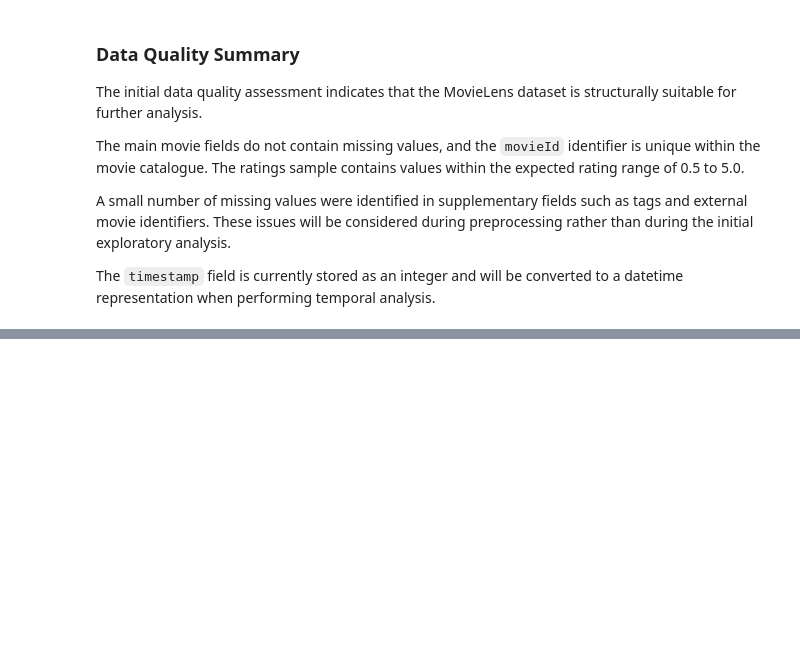
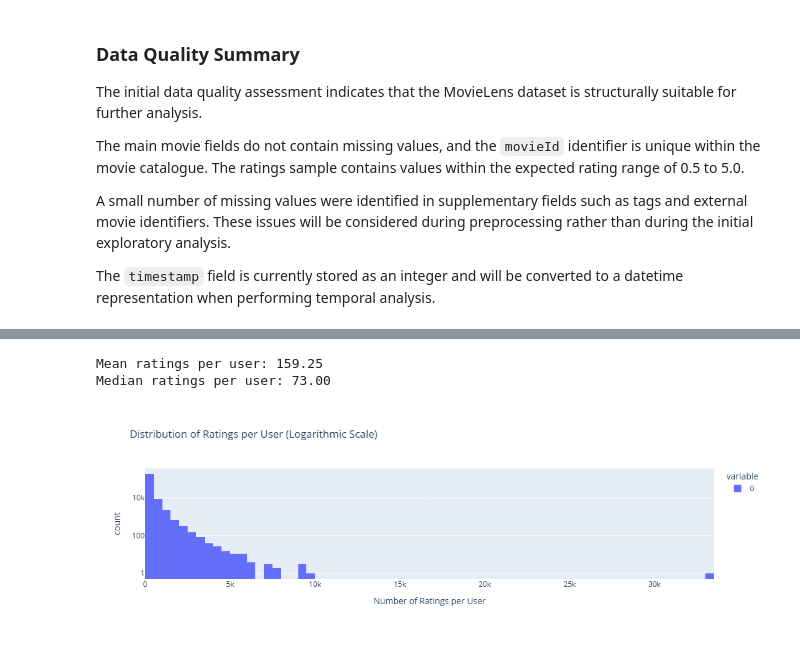
Before and after one commit to adriana-d28/MovieLens_exploratory_analysis, a Jupyter notebook: notebooks/01_movielens_exploratory_analysis.ipynb, the cells around one changed output, grey strips where cells are left out. Saved outputs shown, nothing was run; the diff lists cells and outputs as text; code cells hidden in the pictures; blank space fills up the shorter version.

Commit message:
Add user behaviour analysis
The user behaviour analysis uses Pandas DataFrames and Plotly visualizations to explore user activity and rating behaviour.

```diff
--- a/notebooks/01_movielens_exploratory_analysis.ipynb
+++ b/notebooks/01_movielens_exploratory_analysis.ipynb
@@ -338,0 +345,2 @@ The `timestamp` field is currently stored as an integer and will be converted to
+# %%
+ratings_chunks = pd.read_csv(data_path + "ratings.csv", chunksize=500_000)
@@ -338,0 +351,11 @@ The `timestamp` field is currently stored as an integer and will be converted to
+# %%
+user_rating_counts = {}
+total_ratings = 0
+
+for chunk in ratings_chunks:
+    total_ratings += len(chunk)
+
+    counts = chunk["userId"].value_counts()
+
+    for user_id, count in counts.items():
+        user_rating_counts[user_id] = (user_rating_counts.get(user_id, 0) + count)
@@ -338,0 +366,2 @@ The `timestamp` field is currently stored as an integer and will be converted to
+# %%
+user_rating_counts = pd.Series(user_rating_counts)
@@ -338,0 +417,20 @@ The `timestamp` field is currently stored as an integer and will be converted to
+# %%
+print(f"Mean ratings per user: {user_rating_counts.mean():.2f}")
+print(f"Median ratings per user: {user_rating_counts.median():.2f}")
+# %% [output]
+Mean ratings per user: 159.25
+Median ratings per user: 73.00
+# %%
+fig = px.histogram(
+    user_rating_counts,
+    nbins=100,
+    log_y=True,
+    title="Distribution of Ratings per User (Logarithmic Scale)",
+    labels={
+        "value": "Number of Ratings per User",
+        "count": "Number of Users"
+    })
+
+fig.show()
+# %% [output]
+[figure, added]
```
Also changed, not shown: parts of 15 cells of this notebook.
